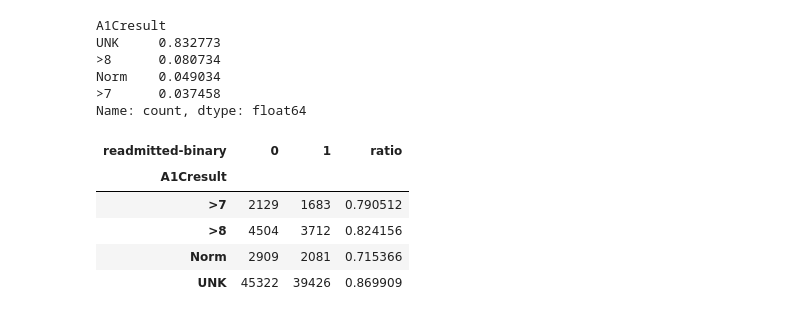
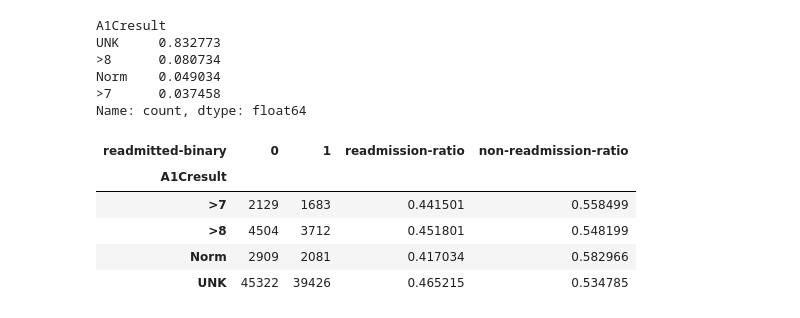
Before and after one commit to aboltonbsb/diabetes-readmission-predictor, a Jupyter notebook: notebooks/02_EDA.ipynb, the cells around one changed output. Cells and saved outputs as stored; diff of their text form; code cells hidden in the pictures.

Commit message:
added A1C EDA + results

```diff
--- a/notebooks/02_EDA.ipynb
+++ b/notebooks/02_EDA.ipynb
@@ -99,13 +103,14 @@ Name: count, dtype: float64
 # %%
 result = pd.crosstab(df['A1Cresult'], df['readmitted-binary'])
 
-result['ratio'] = result[1].values / result[0].values
+result['readmission-ratio'] = result[1].values / (result[0].values + result[1].values)
+result['non-readmission-ratio'] = result[0].values / (result[0].values + result[1].values)
 
 result
 # %% [output]
-| readmitted-binary | 0 | 1 | ratio |
-| A1Cresult |  |  |  |
-| >7 | 2129 | 1683 | 0.790512 |
-| >8 | 4504 | 3712 | 0.824156 |
-| Norm | 2909 | 2081 | 0.715366 |
-| UNK | 45322 | 39426 | 0.869909 |
+| readmitted-binary | 0 | 1 | readmission-ratio | non-readmission-ratio |
+| A1Cresult |  |  |  |  |
+| >7 | 2129 | 1683 | 0.441501 | 0.558499 |
+| >8 | 4504 | 3712 | 0.451801 | 0.548199 |
+| Norm | 2909 | 2081 | 0.417034 | 0.582966 |
+| UNK | 45322 | 39426 | 0.465215 | 0.534785 |
```
Also changed, not shown: parts of 2 cells of this notebook.
